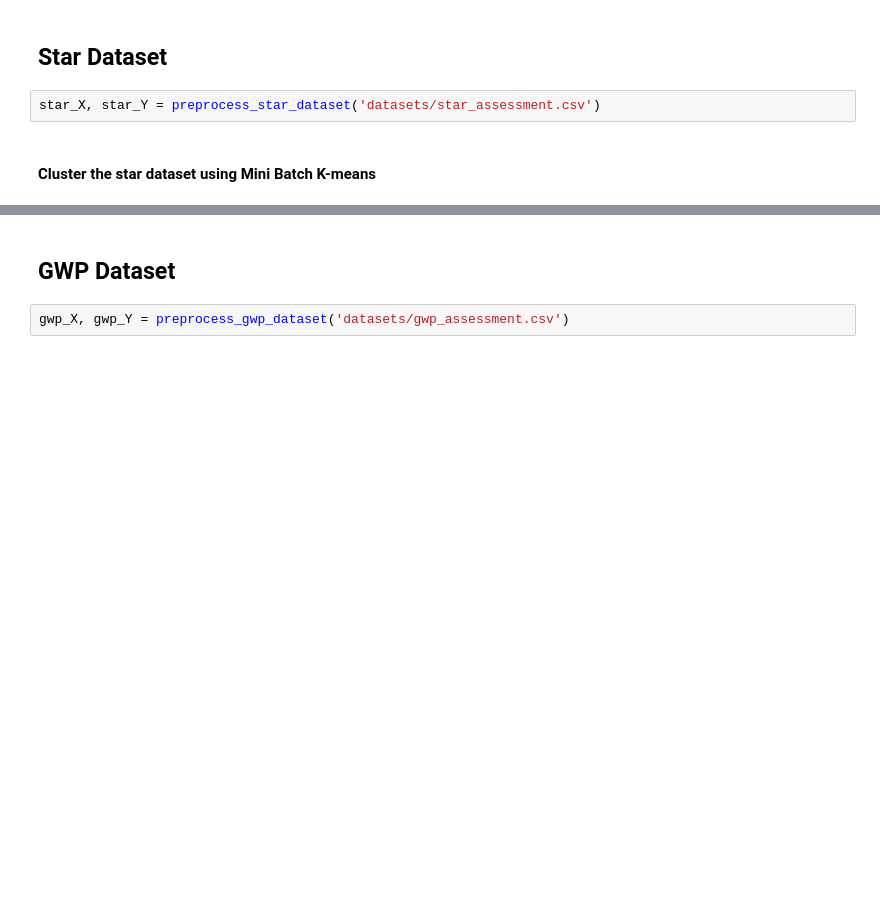
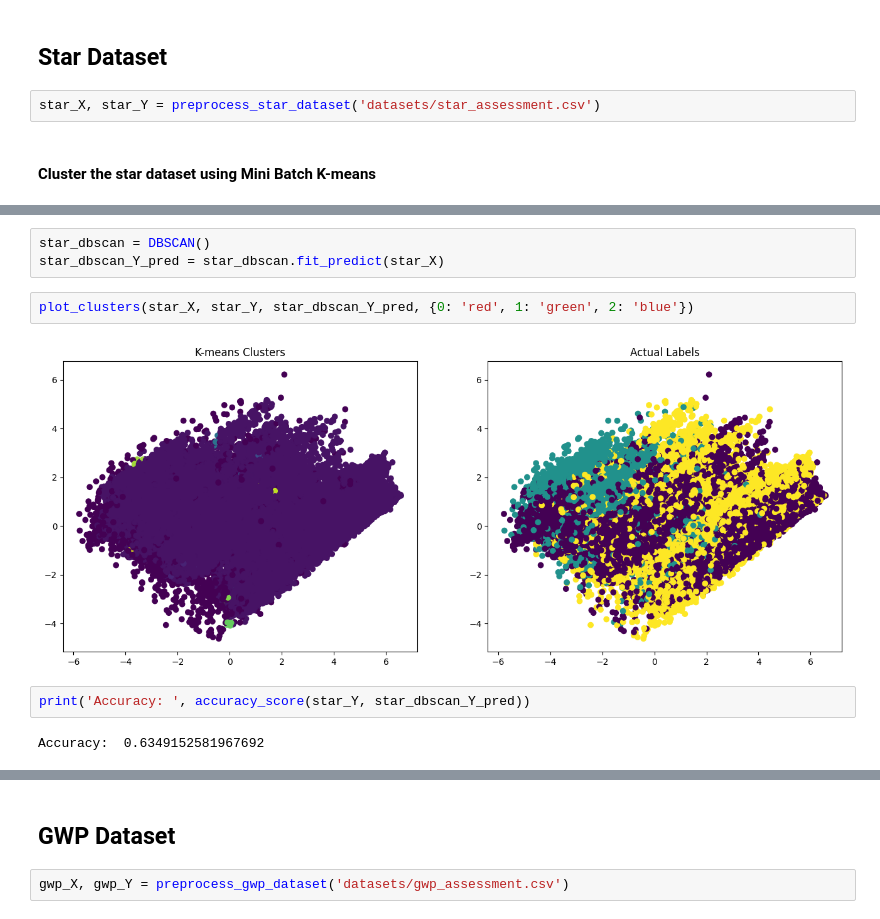
Before and after one commit to camwhite18/ml-classification-regression, a Jupyter notebook: task3_4.ipynb, the cells around one changed output, grey strips where cells are left out. Drawn from its saved outputs; the diff is of its cells as text; blank space fills up the shorter version.

```diff
--- a/task3_4.ipynb
+++ b/task3_4.ipynb
@@ -56,0 +59,11 @@ Calinski-Harabasz Index:  83528.5787308236
+# %%
+star_dbscan = DBSCAN()
+star_dbscan_Y_pred = star_dbscan.fit_predict(star_X)
+# %%
+plot_clusters(star_X, star_Y, star_dbscan_Y_pred, {0: 'red', 1: 'green', 2: 'blue'})
+# %% [output]
+[figure, added]
+# %%
+print('Accuracy: ', accuracy_score(star_Y, star_dbscan_Y_pred))
+# %% [output]
+Accuracy:  0.6349152581967692
```
Also changed, not shown: parts of 14 cells of this notebook.
